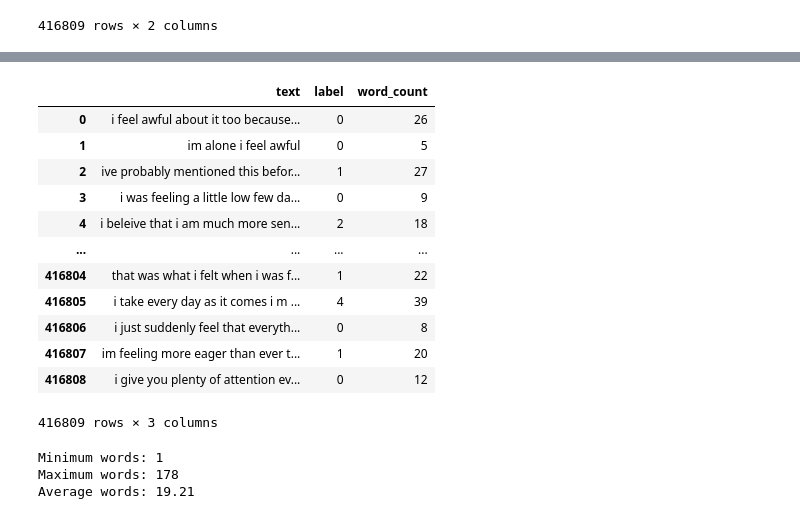
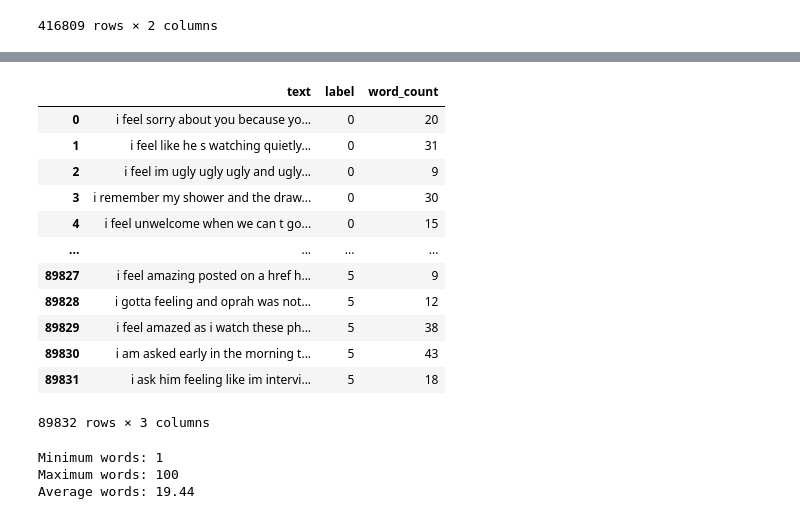
Before and after one commit to Spring-of-Vision/Deep-Learning-NLP, a Jupyter notebook: Bag of Words.ipynb, the cells around one changed output, grey strips where cells are left out. Cells and saved outputs as stored; diff of their text form; code cells hidden in the pictures.

```diff
--- a/Bag of Words.ipynb
+++ b/Bag of Words.ipynb
@@ -33,0 +54,5 @@ df
+# %%
+# Count samples for each label
+label_counts = df['label'].value_counts()
+print("Number of samples per label:")
+print(label_counts)
@@ -33,0 +76,4 @@ df
+# %%
+# Determine the minority class size
+minority_class_size = label_counts.min()
+print(f"Minority class size: {minority_class_size}")
@@ -33,0 +82,10 @@ df
+# %%
+# Group by the category and sample the minority class size for each group
+balanced_df = (
+    df.groupby('label')
+    .apply(lambda x: x.sample(n=minority_class_size, random_state=42))  # Randomly select samples
+    .reset_index(drop=True)  # Reset the index
+)
+
+print("Class distribution after undersampling:")
+print(balanced_df['label'].value_counts())
@@ -34,32 +117,32 @@ df
 # %%
 # Function to calculate word count
-df['word_count'] = df['text'].apply(lambda x: len(str(x).split()))
-df
+balanced_df['word_count'] = balanced_df['text'].apply(lambda x: len(str(x).split()))
+balanced_df
 # %% [output]
 |  | text | label | word_count |
-| 0 | i feel awful about it too because... | 0 | 26 |
-| 1 | im alone i feel awful | 0 | 5 |
-| 2 | ive probably mentioned this befor... | 1 | 27 |
-| 3 | i was feeling a little low few da... | 0 | 9 |
-| 4 | i beleive that i am much more sen... | 2 | 18 |
+| 0 | i feel sorry about you because yo... | 0 | 20 |
+| 1 | i feel like he s watching quietly... | 0 | 31 |
+| 2 | i feel im ugly ugly ugly and ugly... | 0 | 9 |
+| 3 | i remember my shower and the draw... | 0 | 30 |
+| 4 | i feel unwelcome when we can t go... | 0 | 15 |
 | ... | ... | ... | ... |
-| 416804 | that was what i felt when i was f... | 1 | 22 |
-| 416805 | i take every day as it comes i m ... | 4 | 39 |
-| 416806 | i just suddenly feel that everyth... | 0 | 8 |
-| 416807 | im feeling more eager than ever t... | 1 | 20 |
-| 416808 | i give you plenty of attention ev... | 0 | 12 |
+| 89827 | i feel amazing posted on a href h... | 5 | 9 |
+| 89828 | i gotta feeling and oprah was not... | 5 | 12 |
+| 89829 | i feel amazed as i watch these ph... | 5 | 38 |
+| 89830 | i am asked early in the morning t... | 5 | 43 |
+| 89831 | i ask him feeling like im intervi... | 5 | 18 |
-416809 rows × 3 columns
+89832 rows × 3 columns
 # %%
 # Calculate statistics
-min_words = df['word_count'].min()
-max_words = df['word_count'].max()
-avg_words = df['word_count'].mean()
+min_words = balanced_df['word_count'].min()
+max_words = balanced_df['word_count'].max()
+avg_words = balanced_df['word_count'].mean()
 
 print(f"Minimum words: {min_words}")
 print(f"Maximum words: {max_words}")
 print(f"Average words: {avg_words:.2f}")
 # %% [output]
 Minimum words: 1
-Maximum words: 178
-Average words: 19.21
+Maximum words: 100
+Average words: 19.44
 # %%
```
Also changed, not shown: parts of 24 cells of this notebook.
